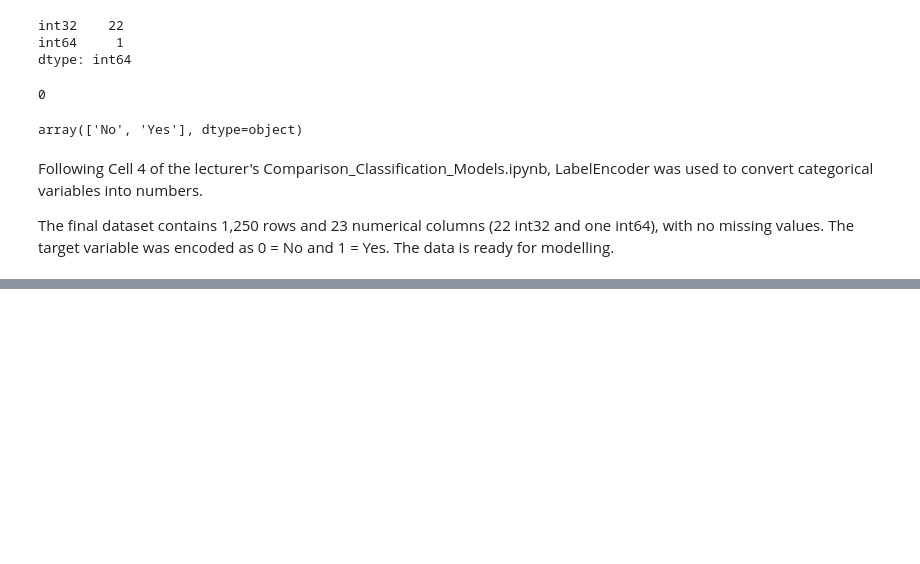
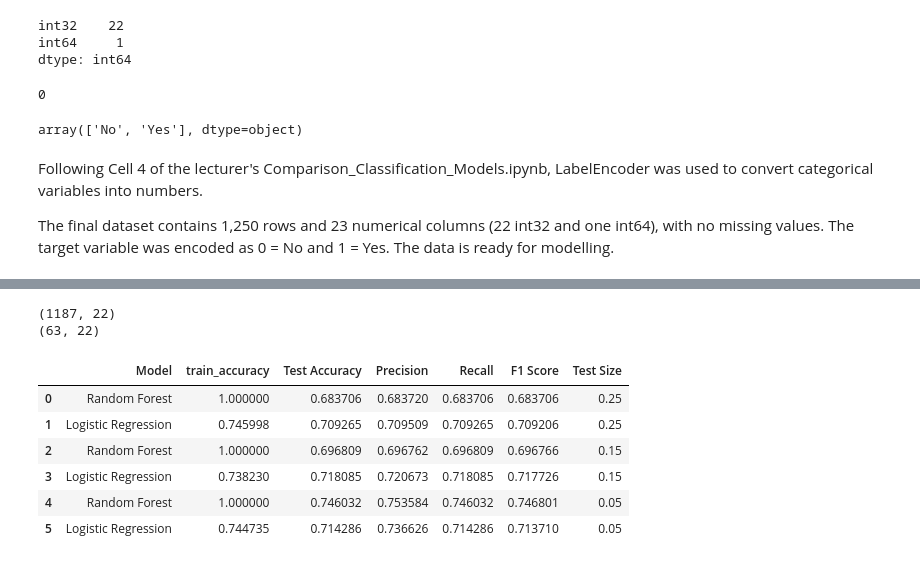
Before and after one commit to Huiyan-Li/CA1_Machine_Learning_Sept_2026, a Jupyter notebook: Huiyan_LI_2026466_Machine_learning_CA1.ipynb, the cells around one changed output, grey strips where cells are left out. Saved outputs shown, nothing was run; the diff lists cells and outputs as text; code cells hidden in the pictures; blank space fills up the shorter version.

Commit message:
Add  Part 4 model setup and train-test splits

```diff
--- a/Huiyan_LI_2026466_Machine_learning_CA1.ipynb
+++ b/Huiyan_LI_2026466_Machine_learning_CA1.ipynb
@@ -742,0 +864,5 @@ The final dataset contains 1,250 rows and 23 numerical columns (22 int32 and one
+# %%
+# Convert results to DataFrame for easy viewing
+results_15_df = pd.DataFrame(results_15, columns=[ "Model","train_accuracy","Test Accuracy", "Precision", "Recall", "F1 Score"])
+print("Model Performance Metrics on Test Set:")
+print(results_15_df)
@@ -742,0 +878,24 @@ The final dataset contains 1,250 rows and 23 numerical columns (22 int32 and one
+# %%
+X_train, X_test, y_train, y_test = train_test_split(X, y, test_size = 0.05, random_state = 42)
+# %%
+# test_size = 0.05
+results_5 = []
+
+for name, classifier in classifiers.items():
+    classifier.fit(X_train, y_train)
+    y_pred = classifier.predict(X_test)
+
+    train_accuracy = accuracy_score(y_train, classifier.predict(X_train))
+    accuracy = accuracy_score(y_test, y_pred)
+    report = classification_report(y_test, y_pred, output_dict=True)
+
+    precision = report['weighted avg']['precision']
+    recall = report['weighted avg']['recall']
+    f1_score = report['weighted avg']['f1-score']
+
+
+    results_5.append([name,train_accuracy, accuracy, precision, recall, f1_score])
+# %%
+results_5_df = pd.DataFrame(results_5, columns=["Model","train_accuracy","Test Accuracy", "Precision", "Recall", "F1 Score"])
+print("Model Performance Metrics on Test Set:")
+print(results_5_df)
@@ -742,0 +911,23 @@ The final dataset contains 1,250 rows and 23 numerical columns (22 int32 and one
+# %%
+print(X_train.shape)
+print(X_test.shape)
+# %% [output]
+(1187, 22)
+(63, 22)
+# %%
+results_25_df["Test Size"] = 0.25
+results_15_df["Test Size"] = 0.15
+results_5_df["Test Size"] = 0.05
+
+# Combine all results
+all_results = pd.concat([results_25_df, results_15_df, results_5_df],ignore_index=True)
+
+all_results
+# %% [output]
+|  | Model | train_accuracy | Test Accuracy | Precision | Recall | F1 Score | Test Size |
+| 0 | Random Forest | 1.000000 | 0.683706 | 0.683720 | 0.683706 | 0.683706 | 0.25 |
+| 1 | Logistic Regression | 0.745998 | 0.709265 | 0.709509 | 0.709265 | 0.709206 | 0.25 |
+| 2 | Random Forest | 1.000000 | 0.696809 | 0.696762 | 0.696809 | 0.696766 | 0.15 |
+| 3 | Logistic Regression | 0.738230 | 0.718085 | 0.720673 | 0.718085 | 0.717726 | 0.15 |
+| 4 | Random Forest | 1.000000 | 0.746032 | 0.753584 | 0.746032 | 0.746801 | 0.05 |
+| 5 | Logistic Regression | 0.744735 | 0.714286 | 0.736626 | 0.714286 | 0.713710 | 0.05 |
```
Also changed, not shown: parts of 25 cells of this notebook.
